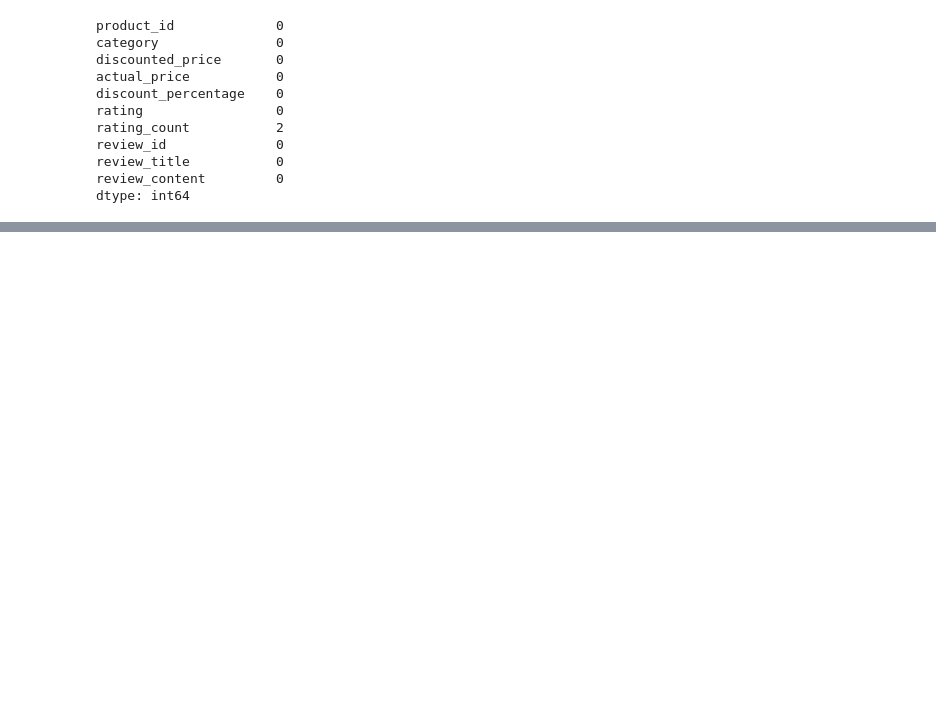
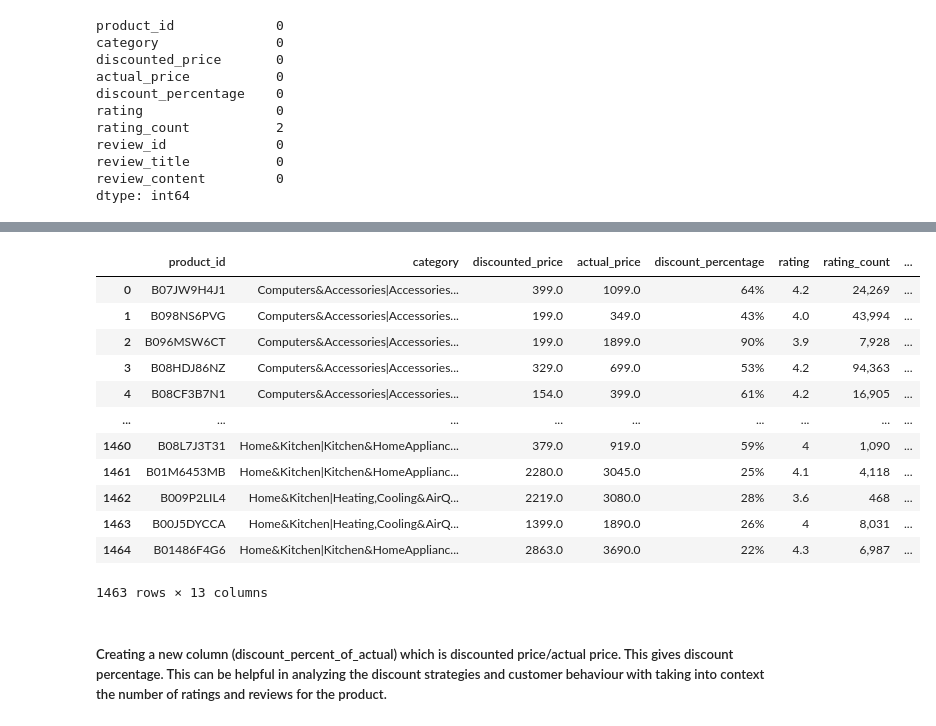
Before and after one commit to ubco-W2022T2-data301/project-group-group61, a Jupyter notebook: analysis/analysis2.ipynb, the cells around one changed output, grey strips where cells are left out. Drawn from its saved outputs; the diff is of its cells as text; code cells hidden in the pictures; blank space fills up the shorter version.

```diff
--- a/analysis/analysis2.ipynb
+++ b/analysis/analysis2.ipynb
@@ -291,0 +318,21 @@ df = df.dropna()
+# %%
+df['discounted_price'] = df['discounted_price'].replace('₹', '').replace(',', '').astype(float)
+df['actual_price'] = df['actual_price'].replace('₹', '').replace(',', '').astype(float)
+df['discounted_percent'] = df['discounted_price'] / df['actual_price']
+df
+# %% [output]
+|  | product_id | category | discounted_price | actual_price | discount_percentage | rating | rating_count | ... |
+| 0 | B07JW9H4J1 | Computers&Accessories|Accessories... | 399.0 | 1099.0 | 64% | 4.2 | 24,269 | ... |
+| 1 | B098NS6PVG | Computers&Accessories|Accessories... | 199.0 | 349.0 | 43% | 4.0 | 43,994 | ... |
+| 2 | B096MSW6CT | Computers&Accessories|Accessories... | 199.0 | 1899.0 | 90% | 3.9 | 7,928 | ... |
+| 3 | B08HDJ86NZ | Computers&Accessories|Accessories... | 329.0 | 699.0 | 53% | 4.2 | 94,363 | ... |
+| 4 | B08CF3B7N1 | Computers&Accessories|Accessories... | 154.0 | 399.0 | 61% | 4.2 | 16,905 | ... |
+| ... | ... | ... | ... | ... | ... | ... | ... | ... |
+| 1460 | B08L7J3T31 | Home&Kitchen|Kitchen&HomeApplianc... | 379.0 | 919.0 | 59% | 4 | 1,090 | ... |
+| 1461 | B01M6453MB | Home&Kitchen|Kitchen&HomeApplianc... | 2280.0 | 3045.0 | 25% | 4.1 | 4,118 | ... |
+| 1462 | B009P2LIL4 | Home&Kitchen|Heating,Cooling&AirQ... | 2219.0 | 3080.0 | 28% | 3.6 | 468 | ... |
+| 1463 | B00J5DYCCA | Home&Kitchen|Heating,Cooling&AirQ... | 1399.0 | 1890.0 | 26% | 4 | 8,031 | ... |
+| 1464 | B01486F4G6 | Home&Kitchen|Kitchen&HomeApplianc... | 2863.0 | 3690.0 | 22% | 4.3 | 6,987 | ... |
+1463 rows × 13 columns
+# %% [markdown]
+##### Creating a new column (discount_percent_of_actual) which is discounted price/actual price. This gives discount percentage. This can be helpful in analyzing the discount strategies and customer behaviour with taking into context the number of ratings and reviews for the product.
```
Also changed, not shown: parts of 4 cells of this notebook, 1 other file.
